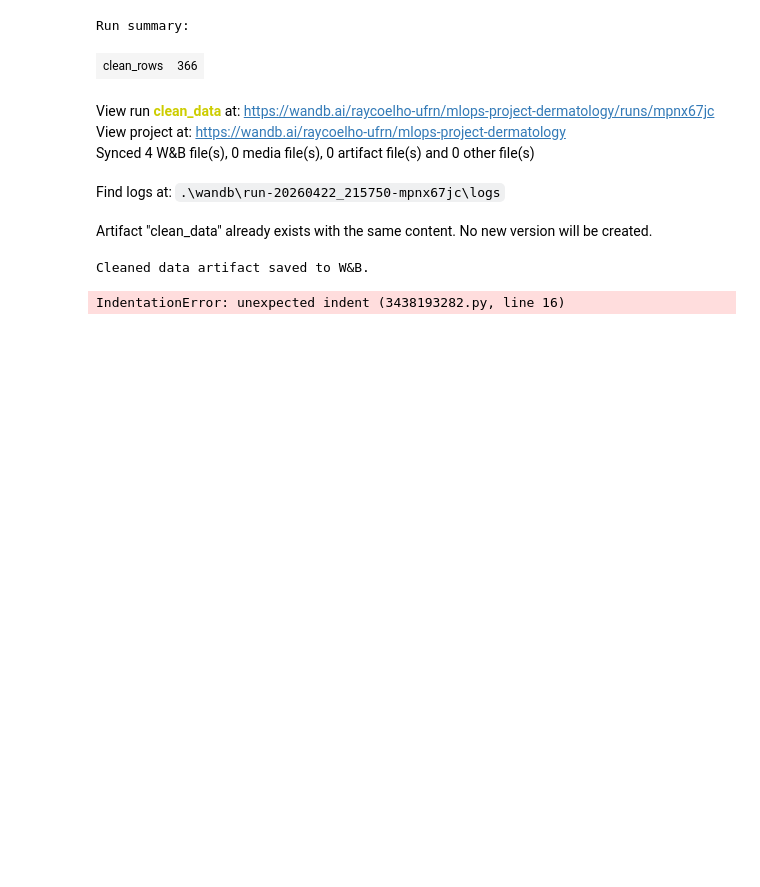
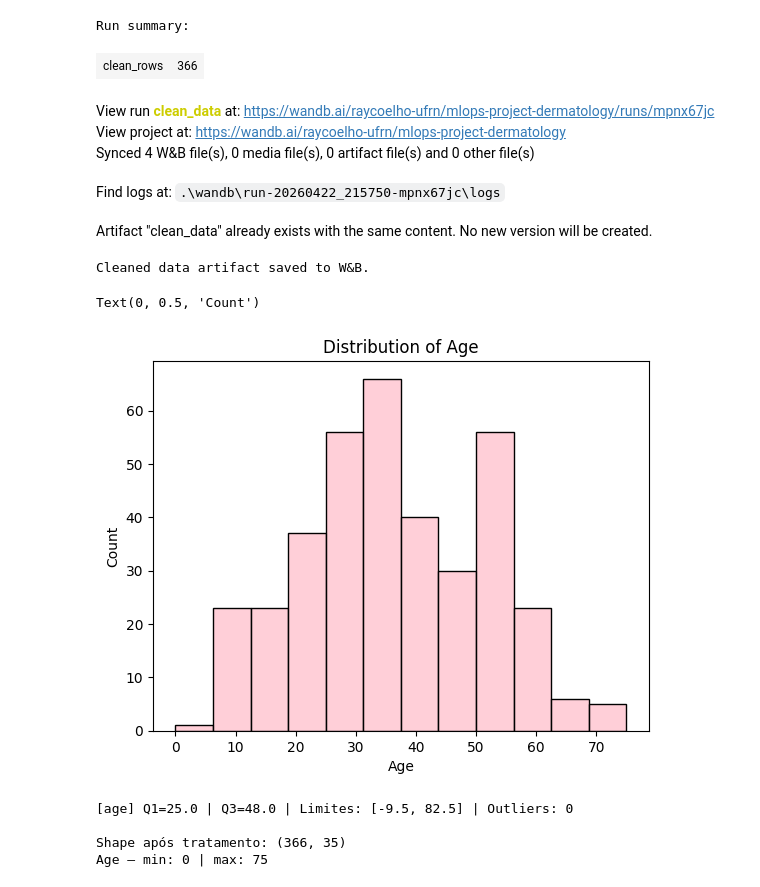
Before and after one commit to rayssacoelho/learning_ai, a Jupyter notebook: projeto_avaliacao/projeto.ipynb, the cells around one changed output. Cells and saved outputs as stored; diff of their text form; code cells hidden in the pictures; blank space fills up the shorter version.

```diff
--- a/projeto_avaliacao/projeto.ipynb
+++ b/projeto_avaliacao/projeto.ipynb
@@ -247,42 +266,58 @@ Synced 4 W&B file(s), 0 media file(s), 0 artifact file(s) and 0 other file(s)
 Find logs at: .\wandb\run-20260422_215750-mpnx67jc\logs
 Artifact "clean_data" already exists with the same content. No new version will be created.
 Cleaned data artifact saved to W&B.
+# %%
+sns.histplot(x=df_clean['age'], color="pink") # mostra a distribuição das classes (doenças) no dataset usando um gráfico de barras
+plt.title("Distribution of Age") # título do gráfico
+plt.xlabel("Age") # rótulo do eixo x
+plt.ylabel("Count") # rótulo do eixo y
+# %% [output]
+Text(0, 0.5, 'Count')
+[figure, added]
 # %%
 # Tratamento de outliers
 
-def detect_and_treat_outliers_iqr(df_clean, columns, strategy='capping', fator=1.5):
+from pyparsing import col
+
+
+def detect_and_treat_outliers_iqr(df_clean, columns, strategy='capping', fator=1.5): # função para detectar e tratar outliers usando o método do intervalo interquartil (IQR)
     # Detecta e trata outliers via IQR.
-    # Estratégias: 'capping' | 'mediana' | 'remover'
+    # Estratégias: 'capping' | 'mediana' | 'remover', serve para substituir os outliers pelos limites ou pela mediana, ou remover as linhas com outliers
     df_out = df_clean.copy() # para não modificar o original
 
     for col in columns:
-        Q1 = df[col].quantile(0.25) # primeiro quartil
-        Q3 = df[col].quantile(0.75) # terceiro quartil
+        Q1 = df_out[col].quantile(0.25) # primeiro quartil
+        Q3 = df_out[col].quantile(0.75) # terceiro quartil
         IQR = Q3 - Q1 # intervalo interquartil
         li = Q1 - fator * IQR   # limite inferior
         ls = Q3 + fator * IQR   # limite superior
 
-        outliers = ((df[col] < li) | (df[col] > ls)).sum() # conta quantos outliers existem nessa coluna
-            print(f"[{col}] Q1={Q1:.1f} | Q3={Q3:.1f} | Limites: [{li:.1f}, {ls:.1f}] | Outliers: {outliers}") # imprime os limites e a quantidade de outliers encontrados
+        outliers = ((df_out[col] < li) | (df_out[col] > ls)).sum() # conta quantos outliers existem nessa coluna comparando com os limites se são menores que o limite inferior ou maiores que o limite superior
+        print(f"[{col}] Q1={Q1:.1f} | Q3={Q3:.1f} | Limites: [{li:.1f}, {ls:.1f}] | Outliers: {outliers}") # imprime os quartis, limites e número de outliers encontrados
 
-            if strategy == 'capping': # substitui os outliers pelos limites
-                df[col] = df[col].clip(lower=li, upper=ls)   # substitui pelos limites
+        if strategy == 'capping': # substitui os outliers pelos limites
+            df_out[col] = df_out[col].clip(lower=li, upper=ls)   # substitui pelos limites
 
-            elif strategy == 'median':
-                mediana = df[col].median()
-                df[col] = df[col].where((df[col] >= li) & (df[col] <= ls), mediana)
+        elif strategy == 'median': # substitui os outliers pela mediana
+            mediana = df_out[col].median()
+            df_out[col] = df_out[col].where((df_out[col] >= li) & (df_out[col] <= ls), mediana) # substitui os outliers pela mediana usando where para manter os valores dentro dos limites e substituir os outliers
 
-            elif strategy == 'remover':
-                df = df[(df[col] >= li) & (df[col] <= ls)]
-    return df
+        elif strategy == 'remove': # remove as linhas com outliers
+            df_out = df_out[(df_out[col] >= li) & (df_out[col] <= ls)] # mantém apenas as linhas onde os valores estão dentro dos limites, removendo as linhas com outliers
+
+    return df_out
+
 
 # ── executa ───────────────────────────────────────────────────
 # só 'age' tem escala contínua; as demais são ordinais (0-3)
-colunas_alvo = ['age']
+colunas_alvo = ['age'] # define quais colunas serão tratadas para outliers (apenas 'age' nesse caso, pois as outras são ordinais com poucos valores possíveis)
 
-df_clean = detect_and_treat_outliers_iqr(df_clean, columns=colunas_alvo, strategy='capping')
+df_out = detect_and_treat_outliers_iqr(df_clean, columns=colunas_alvo, strategy='capping') # trata os outliers usando o método do intervalo interquartil (IQR) e a estratégia de capping (substituir pelos limites)
 
-print(f"\nShape após tratamento: {df_clean.shape}")
-print(f"Age — min: {df_clean['age'].min():.0f} | max: {df_clean['age'].max():.0f}")
+print(f"\nShape após tratamento: {df_clean.shape}") # mostra o número de linhas e colunas do dataset após o tratamento de outliers
+print(f"Age — min: {df_clean['age'].min():.0f} | max: {df_clean['age'].max():.0f}") # mostra o valor mínimo e máximo da coluna 'age' após o tratamento de outliers para confirmar que os valores extremos foram tratados
 # %% [output]
-IndentationError: unexpected indent (3438193282.py, line 16)
+[age] Q1=25.0 | Q3=48.0 | Limites: [-9.5, 82.5] | Outliers: 0
+
+Shape após tratamento: (366, 35)
+Age — min: 0 | max: 75
```
Also changed, not shown: parts of 7 cells of this notebook, 5 other files.
